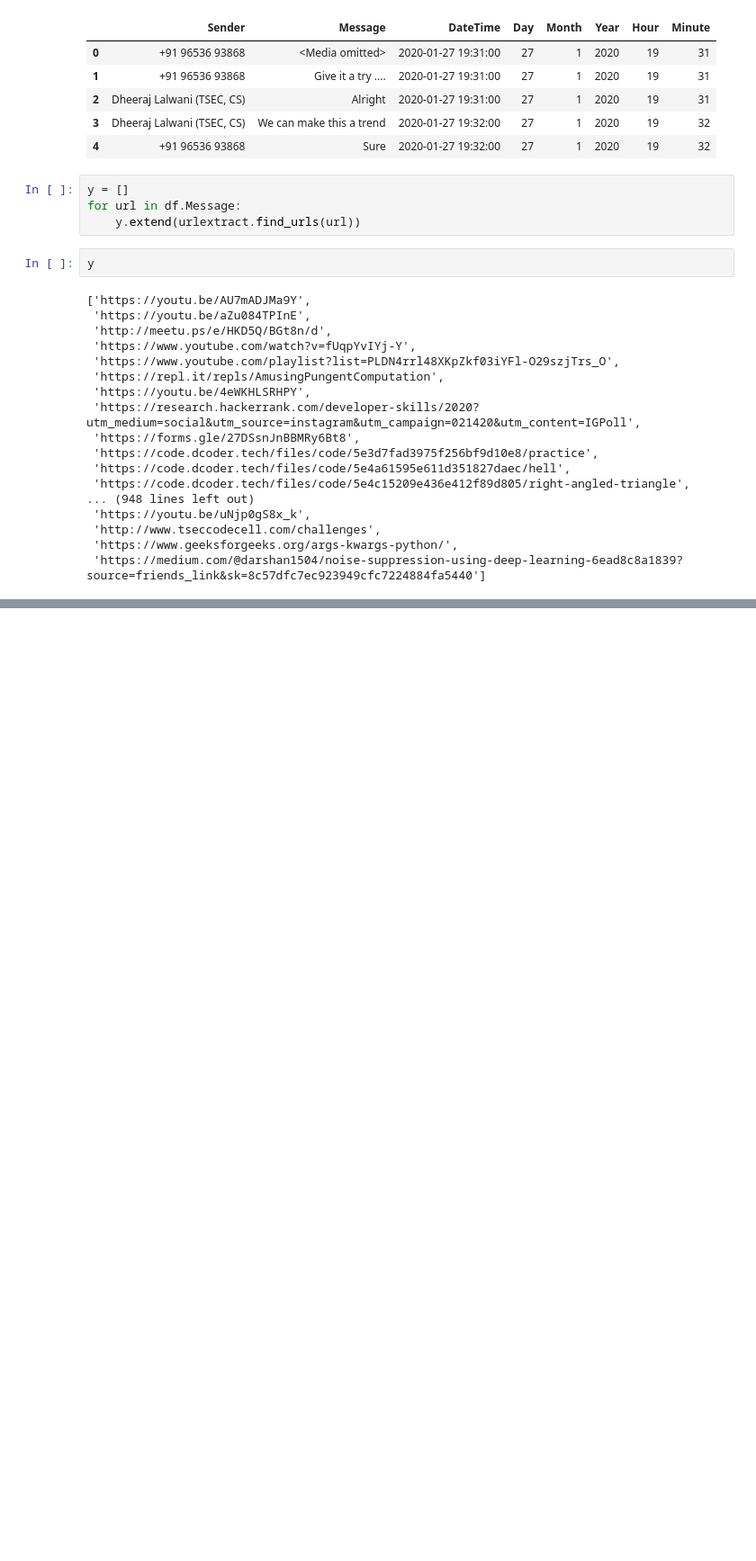
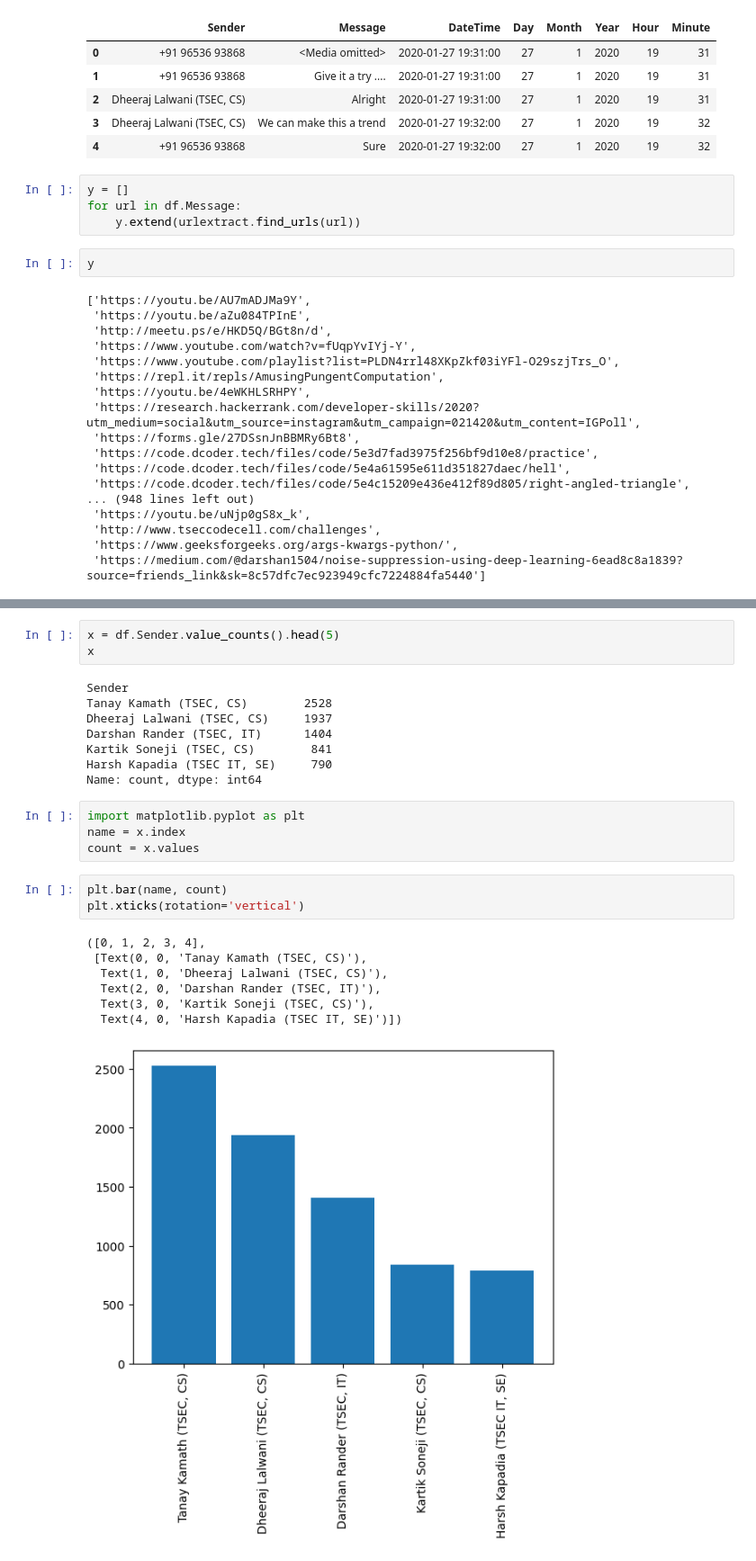
Before and after one commit to sumitkudale21/whatsapp-chat-analysis, a Jupyter notebook: wapp.ipynb, the cells around one changed output, grey strips where cells are left out. Shown at 90% size. Drawn from its saved outputs; the diff is of its cells as text; blank space fills up the shorter version.

```diff
--- a/wapp.ipynb
+++ b/wapp.ipynb
@@ -201,0 +211,26 @@ y
+# %%
+x = df.Sender.value_counts().head(5)
+x
+# %% [output]
+Sender
+Tanay Kamath (TSEC, CS)        2528
+Dheeraj Lalwani (TSEC, CS)     1937
+Darshan Rander (TSEC, IT)      1404
+Kartik Soneji (TSEC, CS)        841
+Harsh Kapadia (TSEC IT, SE)     790
+Name: count, dtype: int64
+# %%
+import matplotlib.pyplot as plt
+name = x.index
+count = x.values
+# %%
+plt.bar(name, count)
+plt.xticks(rotation='vertical')
+# %% [output]
+([0, 1, 2, 3, 4],
+ [Text(0, 0, 'Tanay Kamath (TSEC, CS)'),
+  Text(1, 0, 'Dheeraj Lalwani (TSEC, CS)'),
+  Text(2, 0, 'Darshan Rander (TSEC, IT)'),
+  Text(3, 0, 'Kartik Soneji (TSEC, CS)'),
+  Text(4, 0, 'Harsh Kapadia (TSEC IT, SE)')])
+[figure, added]
```
Also changed, not shown: parts of 3 cells of this notebook, 2 other files.
